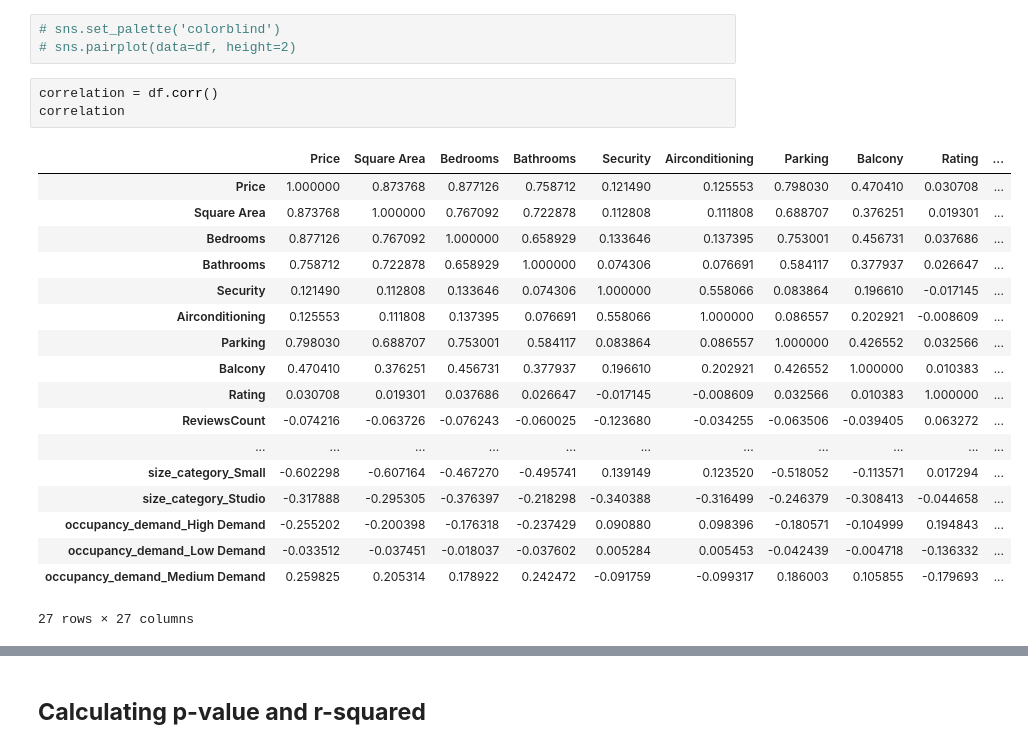
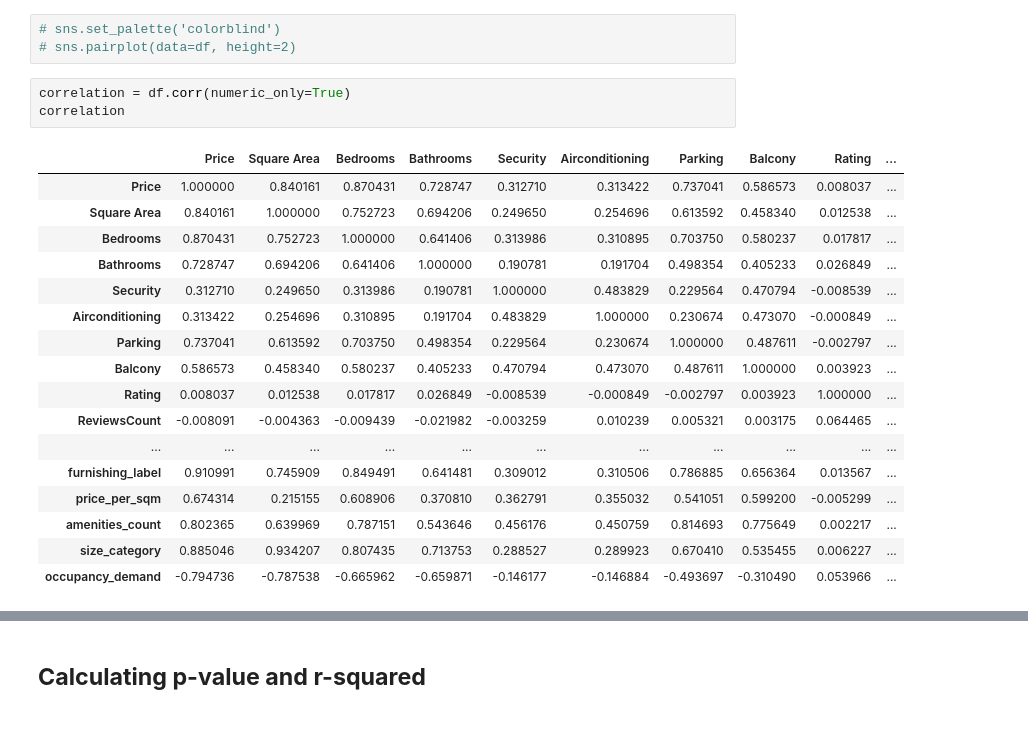
Before and after one commit to leonnmarcoo/condo_price_prediction, a Jupyter notebook: Data/condo_price_prediction.ipynb, the cells around one changed output, grey strips where cells are left out. Saved outputs shown, nothing was run; the diff lists cells and outputs as text.

```diff
--- a/Data/condo_price_prediction.ipynb
+++ b/Data/condo_price_prediction.ipynb
@@ -186,27 +158,26 @@ Text(0.5, 1.0, 'occupancy_demand_Low Demand and Price')
 # sns.set_palette('colorblind')
 # sns.pairplot(data=df, height=2)
 # %%
-correlation = df.corr()
+correlation = df.corr(numeric_only=True)
 correlation
 # %% [output]
 |  | Price | Square Area | Bedrooms | Bathrooms | Security | Airconditioning | Parking | Balcony | Rating | ... |
-| Price | 1.000000 | 0.873768 | 0.877126 | 0.758712 | 0.121490 | 0.125553 | 0.798030 | 0.470410 | 0.030708 | ... |
-| Square Area | 0.873768 | 1.000000 | 0.767092 | 0.722878 | 0.112808 | 0.111808 | 0.688707 | 0.376251 | 0.019301 | ... |
-| Bedrooms | 0.877126 | 0.767092 | 1.000000 | 0.658929 | 0.133646 | 0.137395 | 0.753001 | 0.456731 | 0.037686 | ... |
-| Bathrooms | 0.758712 | 0.722878 | 0.658929 | 1.000000 | 0.074306 | 0.076691 | 0.584117 | 0.377937 | 0.026647 | ... |
-| Security | 0.121490 | 0.112808 | 0.133646 | 0.074306 | 1.000000 | 0.558066 | 0.083864 | 0.196610 | -0.017145 | ... |
-| Airconditioning | 0.125553 | 0.111808 | 0.137395 | 0.076691 | 0.558066 | 1.000000 | 0.086557 | 0.202921 | -0.008609 | ... |
-| Parking | 0.798030 | 0.688707 | 0.753001 | 0.584117 | 0.083864 | 0.086557 | 1.000000 | 0.426552 | 0.032566 | ... |
-| Balcony | 0.470410 | 0.376251 | 0.456731 | 0.377937 | 0.196610 | 0.202921 | 0.426552 | 1.000000 | 0.010383 | ... |
-| Rating | 0.030708 | 0.019301 | 0.037686 | 0.026647 | -0.017145 | -0.008609 | 0.032566 | 0.010383 | 1.000000 | ... |
-| ReviewsCount | -0.074216 | -0.063726 | -0.076243 | -0.060025 | -0.123680 | -0.034255 | -0.063506 | -0.039405 | 0.063272 | ... |
+| Price | 1.000000 | 0.840161 | 0.870431 | 0.728747 | 0.312710 | 0.313422 | 0.737041 | 0.586573 | 0.008037 | ... |
+| Square Area | 0.840161 | 1.000000 | 0.752723 | 0.694206 | 0.249650 | 0.254696 | 0.613592 | 0.458340 | 0.012538 | ... |
+| Bedrooms | 0.870431 | 0.752723 | 1.000000 | 0.641406 | 0.313986 | 0.310895 | 0.703750 | 0.580237 | 0.017817 | ... |
+| Bathrooms | 0.728747 | 0.694206 | 0.641406 | 1.000000 | 0.190781 | 0.191704 | 0.498354 | 0.405233 | 0.026849 | ... |
+| Security | 0.312710 | 0.249650 | 0.313986 | 0.190781 | 1.000000 | 0.483829 | 0.229564 | 0.470794 | -0.008539 | ... |
+| Airconditioning | 0.313422 | 0.254696 | 0.310895 | 0.191704 | 0.483829 | 1.000000 | 0.230674 | 0.473070 | -0.000849 | ... |
+| Parking | 0.737041 | 0.613592 | 0.703750 | 0.498354 | 0.229564 | 0.230674 | 1.000000 | 0.487611 | -0.002797 | ... |
+| Balcony | 0.586573 | 0.458340 | 0.580237 | 0.405233 | 0.470794 | 0.473070 | 0.487611 | 1.000000 | 0.003923 | ... |
+| Rating | 0.008037 | 0.012538 | 0.017817 | 0.026849 | -0.008539 | -0.000849 | -0.002797 | 0.003923 | 1.000000 | ... |
+| ReviewsCount | -0.008091 | -0.004363 | -0.009439 | -0.021982 | -0.003259 | 0.010239 | 0.005321 | 0.003175 | 0.064465 | ... |
 | ... | ... | ... | ... | ... | ... | ... | ... | ... | ... | ... |
-| size_category_Small | -0.602298 | -0.607164 | -0.467270 | -0.495741 | 0.139149 | 0.123520 | -0.518052 | -0.113571 | 0.017294 | ... |
-| size_category_Studio | -0.317888 | -0.295305 | -0.376397 | -0.218298 | -0.340388 | -0.316499 | -0.246379 | -0.308413 | -0.044658 | ... |
-| occupancy_demand_High Demand | -0.255202 | -0.200398 | -0.176318 | -0.237429 | 0.090880 | 0.098396 | -0.180571 | -0.104999 | 0.194843 | ... |
-| occupancy_demand_Low Demand | -0.033512 | -0.037451 | -0.018037 | -0.037602 | 0.005284 | 0.005453 | -0.042439 | -0.004718 | -0.136332 | ... |
-| occupancy_demand_Medium Demand | 0.259825 | 0.205314 | 0.178922 | 0.242472 | -0.091759 | -0.099317 | 0.186003 | 0.105855 | -0.179693 | ... |
+| furnishing_label | 0.910991 | 0.745909 | 0.849491 | 0.641481 | 0.309012 | 0.310506 | 0.786885 | 0.656364 | 0.013567 | ... |
+| price_per_sqm | 0.674314 | 0.215155 | 0.608906 | 0.370810 | 0.362791 | 0.355032 | 0.541051 | 0.599200 | -0.005299 | ... |
+| amenities_count | 0.802365 | 0.639969 | 0.787151 | 0.543646 | 0.456176 | 0.450759 | 0.814693 | 0.775649 | 0.002217 | ... |
+| size_category | 0.885046 | 0.934207 | 0.807435 | 0.713753 | 0.288527 | 0.289923 | 0.670410 | 0.535455 | 0.006227 | ... |
+| occupancy_demand | -0.794736 | -0.787538 | -0.665962 | -0.659871 | -0.146177 | -0.146884 | -0.493697 | -0.310490 | 0.053966 | ... |
-27 rows × 27 columns
 # %%
 plt.figure(figsize=(20, 15))
 sns.heatmap(correlation, annot=True, vmin=-1, vmax=1, center=0, fmt=".3f")
```
Also changed, not shown: parts of 30 cells of this notebook, 3 other files.
